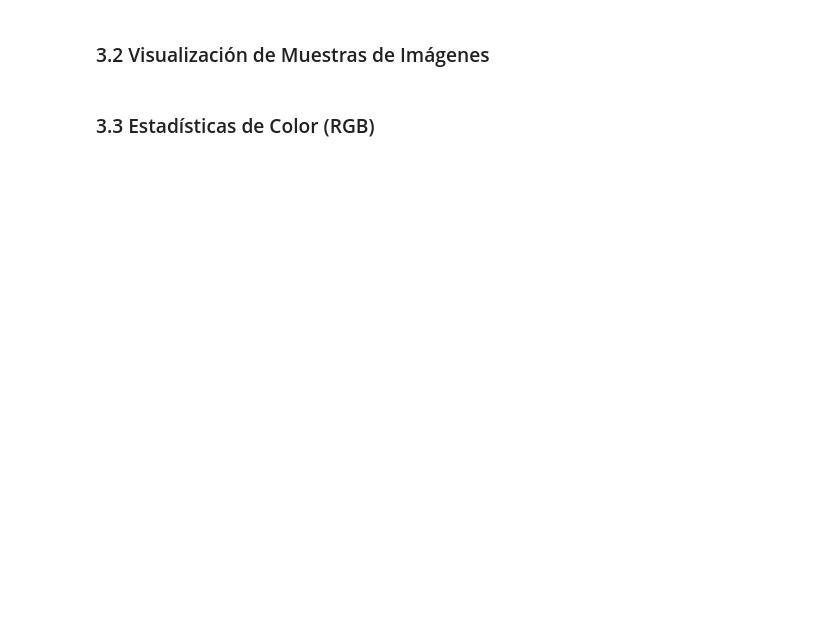
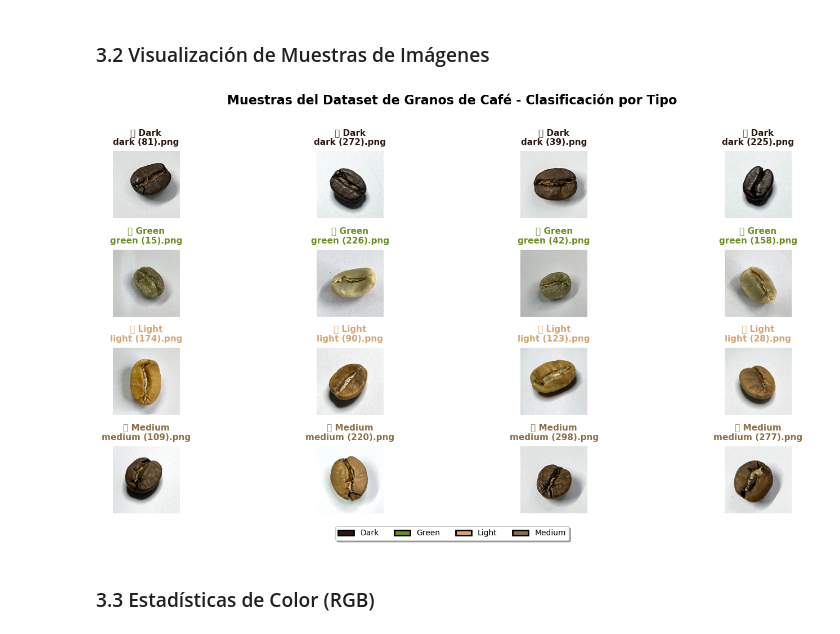
Before and after one commit to gerardoportillodev/deep_coffee_project, a Jupyter notebook: notebooks/01_stage1_eda_and_mlp.ipynb, the cells around one changed output. Drawn from its saved outputs; the diff is of its cells as text; code cells hidden in the pictures; blank space fills up the shorter version.

```diff
--- a/notebooks/01_stage1_eda_and_mlp.ipynb
+++ b/notebooks/01_stage1_eda_and_mlp.ipynb
@@ -16,11 +16,17 @@ En la primera fase se establece una línea base de desempeño para el sistema de
 
 Cargamos la configuración centralizada, inicializamos la semilla aleatoria y importamos los módulos necesarios del proyecto.
 # %%
+import sys
+from pathlib import Path
+
+# Agregar el directorio raíz del proyecto al path
+project_root = Path.cwd().parent
+sys.path.insert(0, str(project_root))
+
 import json
 import torch
 import numpy as np
 import pandas as pd
-from pathlib import Path
 from configs.config import get_config
 from src.utils.seed import set_seed
 
@@ -56,9 +68,13 @@ print(f"   - Tamaño de imagen: {cfg.data.image_size}×{cfg.data.image_size}")
 # %%
 from src.data.dataset import collect_samples
 
+# Ajustar rutas para los datos disponibles
+train_dir = project_root / "data/raw/train"
+test_dir = project_root / "data/raw/test"
+
 # Recolectar muestras de los conjuntos de entrenamiento y prueba
-train_samples = collect_samples(cfg.paths.train_dir, cfg.data.class_names)
-test_samples = collect_samples(cfg.paths.test_dir, cfg.data.class_names)
+train_samples = collect_samples(train_dir, cfg.data.class_names)
+test_samples = collect_samples(test_dir, cfg.data.class_names)
 
 print(f"📊 Documentación del Dataset")
 print(f"   - Muestras de entrenamiento: {len(train_samples)}")
@@ -97,33 +134,78 @@ print(test_dist.to_string(index=False))
 # %%
 from PIL import Image
 
-# Función para visualizar muestras de imágenes
-def plot_sample_images(samples, class_names, max_images=8):
-    """Visualiza una grilla de imágenes de muestra."""
-    selected = list(samples[:max_images])
-    columns = min(4, len(selected))
-    rows = int(np.ceil(len(selected) / columns)) if columns else 1
+# Diccionario de colores para cada clase
+class_colors = {
+    "dark": "#2C1810",     # Café oscuro
+    "green": "#6B8E23",    # Verde oliva
+    "light": "#D4A574",    # Café claro
+    "medium": "#8B6F47"    # Café medio
+}
 
-    fig, axes = plt.subplots(rows, columns, figsize=(3 * columns, 3 * rows))
-    axes = np.array(axes).reshape(-1)
+# Función mejorada para visualizar muestras de imágenes
+def plot_sample_images_professional(samples, class_names, max_images=8):
+    """Visualiza una grilla profesional de imágenes de café por clase."""
 
-    for idx, axis in enumerate(axes):
-        if idx >= len(selected):
-            axis.axis("off")
+    # Agrupar muestras por clase
+    samples_by_class = {cls_name: [] for cls_name in class_names}
+    for sample in samples:
+        samples_by_class[class_names[sample.label]].append(sample)
+
+    # Calcular layout
+    num_classes = len(class_names)
+    samples_per_class = max(len(samples_by_class[cls]) for cls in class_names) if samples_by_class else 1
+    samples_per_class = min(samples_per_class, 4)  # Máximo 4 por clase
+
+    fig = plt.figure(figsize=(16, 4 * min(num_classes, 2)))
+    fig.suptitle("Muestras del Dataset de Granos de Café - Clasificación por Tipo",
+                 fontsize=16, fontweight='bold', y=0.98)
+
+    subplot_idx = 1
+    for cls_idx, class_name in enumerate(class_names):
+        class_samples = samples_by_class.get(class_name, [])[:samples_per_class]
+
+        if not class_samples:
             continue
-        record = selected[idx]
-        image = Image.open(record.image_path).convert("RGB")
-        axis.imshow(image)
-        axis.set_title(f"Clase: {class_names[record.label]}")
-        axis.axis("off")
 
-    plt.tight_layout()
+        color = class_colors.get(class_name, "#CCCCCC")
+
+        # Crear sub-sección por clase
+        for sample_idx, sample in enumerate(class_samples):
+            ax = plt.subplot(num_classes, samples_per_class, subplot_idx)
+
+            # Cargar y mostrar imagen
+            image = Image.open(sample.image_path).convert("RGB")
+            ax.imshow(image)
+
+            # Configurar bordes y estilos
+            for spine in ax.spines.values():
+                spine.set_edgecolor(color)
+                spine.set_linewidth(3)
+
+            # Información de la imagen
+            filename = sample.image_path.name
+            ax.set_title(f"🫘 {class_name.capitalize()}\n{filename}",
+                        fontsize=11, fontweight='bold', pad=8, color=color)
+            ax.axis("off")
+
+            subplot_idx += 1
+
+    # Agregar leyenda de colores
+    from matplotlib.patches import Patch
+    legend_elements = [Patch(facecolor=class_colors[cls], edgecolor='black', linewidth=2,
+                            label=f"{cls.capitalize()}")
+                      for cls in class_names]
+    fig.legend(handles=legend_elements, loc='lower center', ncol=4,
+              fontsize=10, frameon=True, fancybox=True, shadow=True, bbox_to_anchor=(0.5, -0.02))
+
+    plt.tight_layout(rect=[0, 0.03, 1, 0.97])
     return fig
 
 # Mostrar muestras de entrenamiento
-fig = plot_sample_images(train_samples, cfg.data.class_names)
-plt.suptitle("Muestras de Imágenes del Dataset", fontsize=14, y=0.98)
+fig = plot_sample_images_professional(train_samples, cfg.data.class_names, max_images=4)
 plt.show()
+# %% [output]
+[figure, added]
 # %% [markdown]
 ### 3.3 Estadísticas de Color (RGB)
 # %%
```
Also changed, not shown: parts of 18 cells of this notebook, 11 other files.
